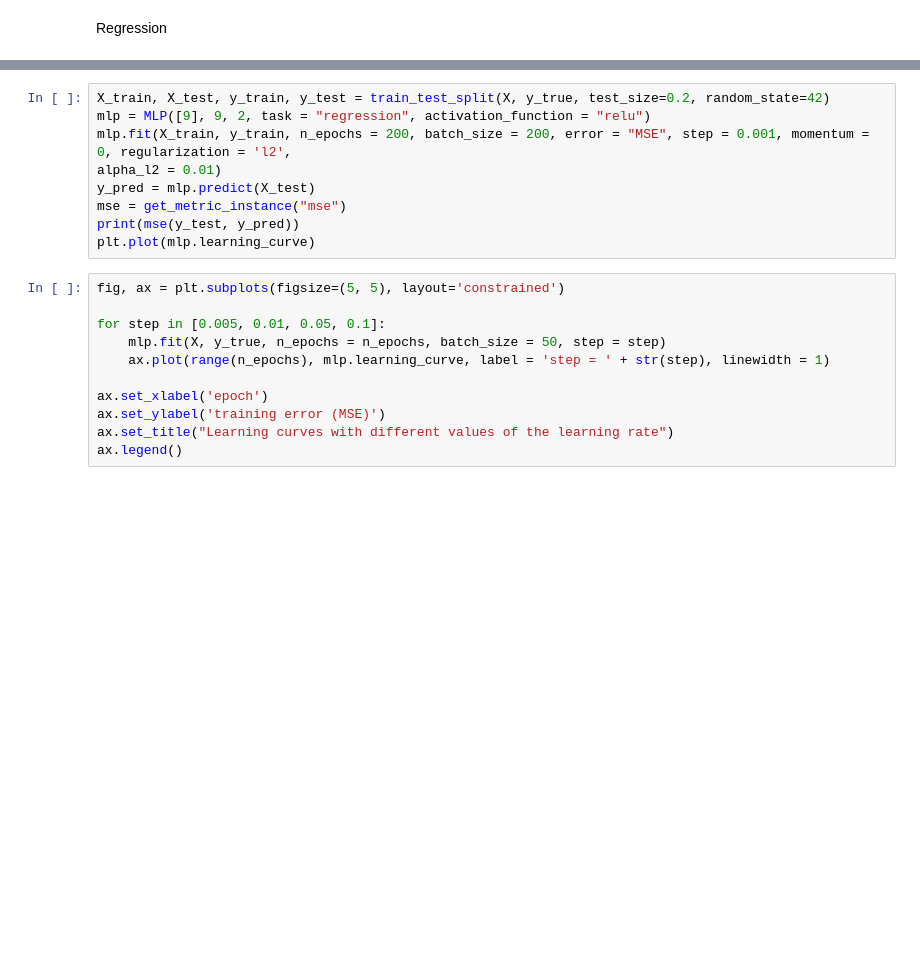
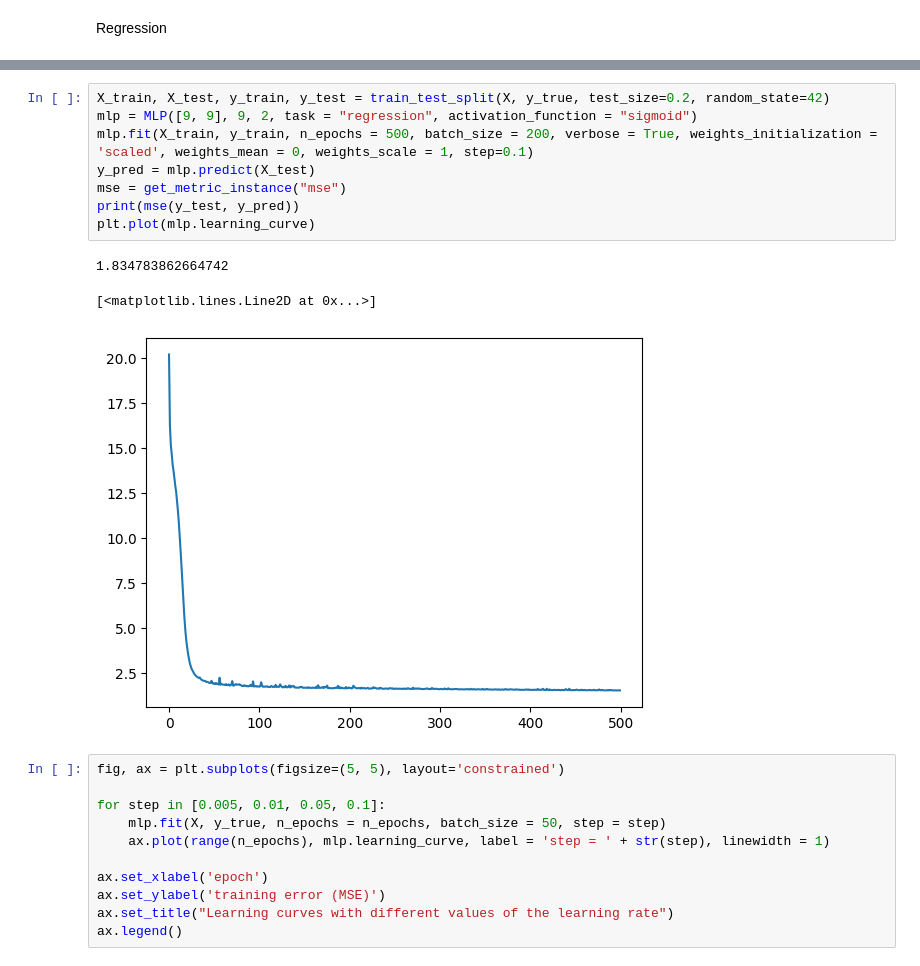
Before and after one commit to DreRnc/MLx2, a Jupyter notebook: main.ipynb, the cells around one changed output, grey strips where cells are left out. Cells and saved outputs as stored; diff of their text form; blank space fills up the shorter version.

Commit message:
aggiunto weights initialisation

```diff
--- a/main.ipynb
+++ b/main.ipynb
@@ -77,12 +157,15 @@ n_epochs = 500
 # %%
 X_train, X_test, y_train, y_test = train_test_split(X, y_true, test_size=0.2, random_state=42)
-mlp = MLP([9], 9, 2, task = "regression", activation_function = "relu")
-mlp.fit(X_train, y_train, n_epochs = 200, batch_size = 200, error = "MSE", step = 0.001, momentum = 0, regularization = 'l2',
-alpha_l2 = 0.01)
+mlp = MLP([9, 9], 9, 2, task = "regression", activation_function = "sigmoid")
+mlp.fit(X_train, y_train, n_epochs = 500, batch_size = 200, verbose = True, weights_initialization = 'scaled', weights_mean = 0, weights_scale = 1, step=0.1)
 y_pred = mlp.predict(X_test)
 mse = get_metric_instance("mse")
 print(mse(y_test, y_pred))
 plt.plot(mlp.learning_curve)
+# %% [output]
+1.834783862664742
+[<matplotlib.lines.Line2D at 0x...>]
+[figure, added]
 # %%
 fig, ax = plt.subplots(figsize=(5, 5), layout='constrained')
 
```
Also changed, not shown: parts of 6 cells of this notebook, 3 other files.
